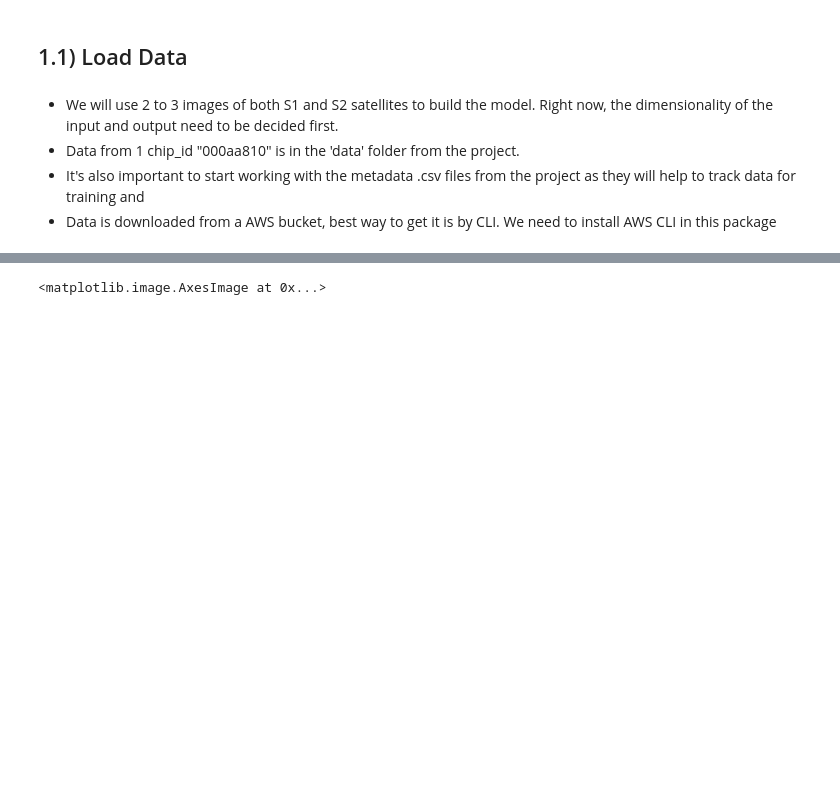
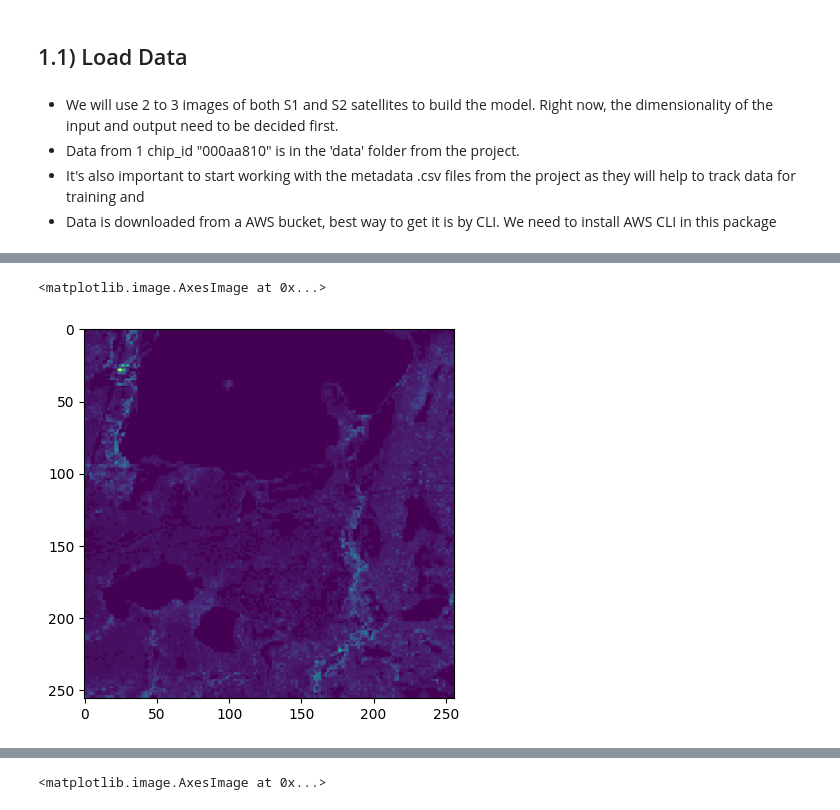
Before and after one commit to sofiammatias/project-biomassters, a Jupyter notebook: notebooks/Emile_model.ipynb, the cells around one changed output, grey strips where cells are left out. Saved outputs shown, nothing was run; the diff lists cells and outputs as text; code cells hidden in the pictures; blank space fills up the shorter version.

```diff
--- a/notebooks/Emile_model.ipynb
+++ b/notebooks/Emile_model.ipynb
@@ -236,0 +232,5 @@ Epoch 5/5
+# %%
+plt.imshow(y[0])
+# %% [output]
+<matplotlib.image.AxesImage at 0x...>
+[figure, added]
```
Also changed, not shown: parts of 18 cells of this notebook.
